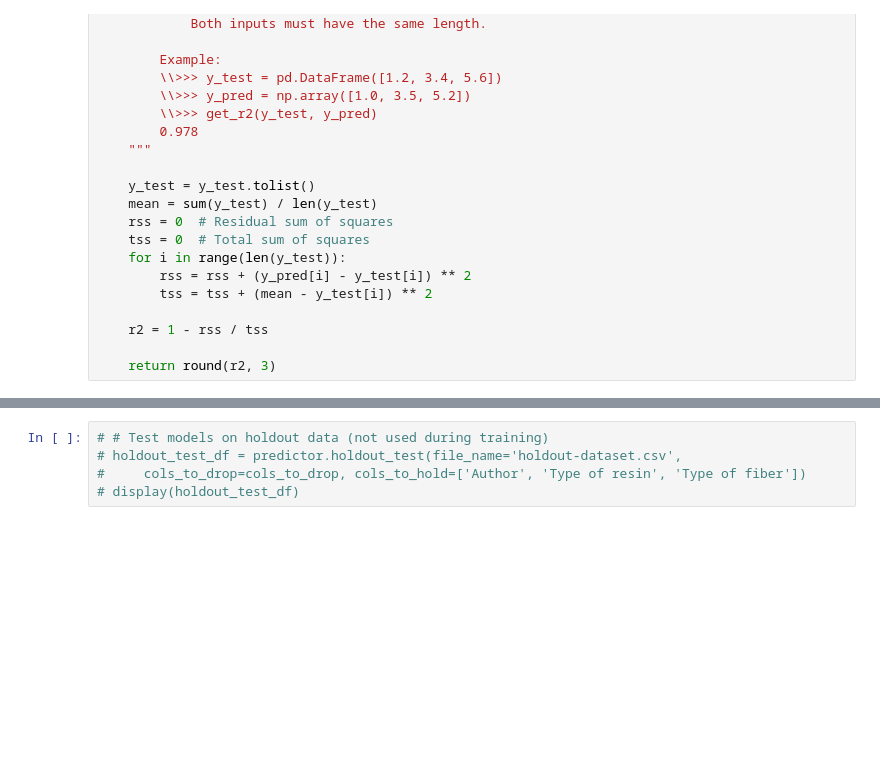
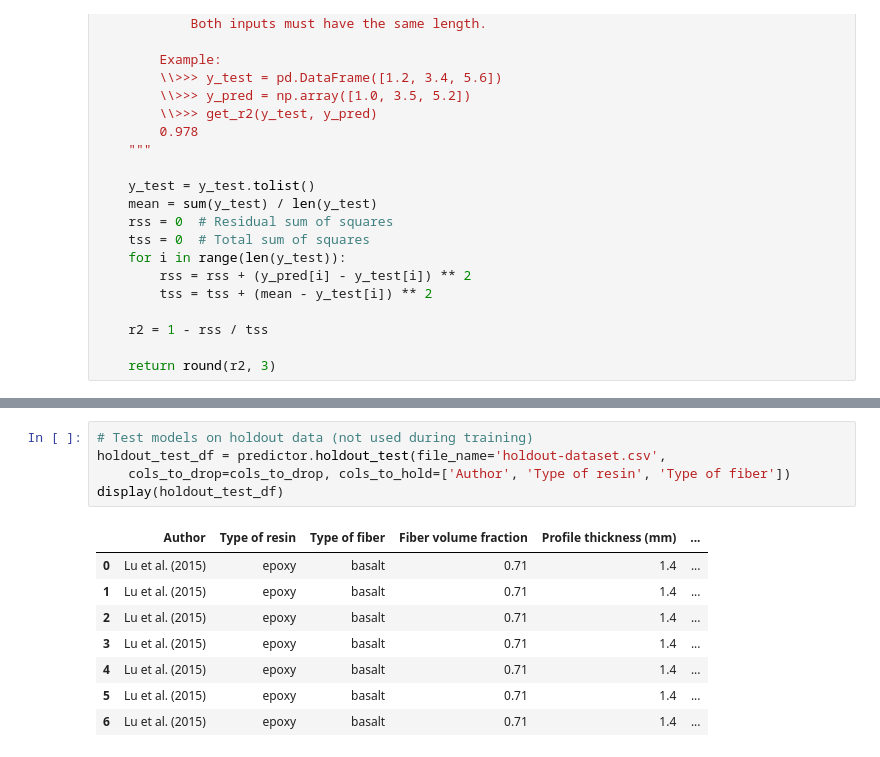
Before and after one commit to jpdspz/frp-aging-xgboost, a Jupyter notebook: frp-aging-xgboost.ipynb, the cells around one changed output, grey strips where cells are left out. Cells and saved outputs as stored; diff of their text form; blank space fills up the shorter version.

```diff
--- a/frp-aging-xgboost.ipynb
+++ b/frp-aging-xgboost.ipynb
@@ -1426,8 +1444,17 @@ Overall predicted-actual ratio: 0.983 ± 0.013 (95% CI)
 # %%
-# # Test models on holdout data (not used during training)
-# holdout_test_df = predictor.holdout_test(file_name='holdout-dataset.csv',
-#     cols_to_drop=cols_to_drop, cols_to_hold=['Author', 'Type of resin', 'Type of fiber'])
-# display(holdout_test_df)
+# Test models on holdout data (not used during training)
+holdout_test_df = predictor.holdout_test(file_name='holdout-dataset.csv',
+    cols_to_drop=cols_to_drop, cols_to_hold=['Author', 'Type of resin', 'Type of fiber'])
+display(holdout_test_df)
+# %% [output]
+|  | Author | Type of resin | Type of fiber | Fiber volume fraction | Profile thickness (mm) | ... |
+| 0 | Lu et al. (2015) | epoxy | basalt | 0.71 | 1.4 | ... |
+| 1 | Lu et al. (2015) | epoxy | basalt | 0.71 | 1.4 | ... |
+| 2 | Lu et al. (2015) | epoxy | basalt | 0.71 | 1.4 | ... |
+| 3 | Lu et al. (2015) | epoxy | basalt | 0.71 | 1.4 | ... |
+| 4 | Lu et al. (2015) | epoxy | basalt | 0.71 | 1.4 | ... |
+| 5 | Lu et al. (2015) | epoxy | basalt | 0.71 | 1.4 | ... |
+| 6 | Lu et al. (2015) | epoxy | basalt | 0.71 | 1.4 | ... |
 # %%
 for i in range(len(predictor.trained_models)):
     display(f'Model {i+1} best hyperparameters', predictor.trained_models[i]['model']['clf'].get_params())
```
Also changed, not shown: parts of 16 cells of this notebook.
